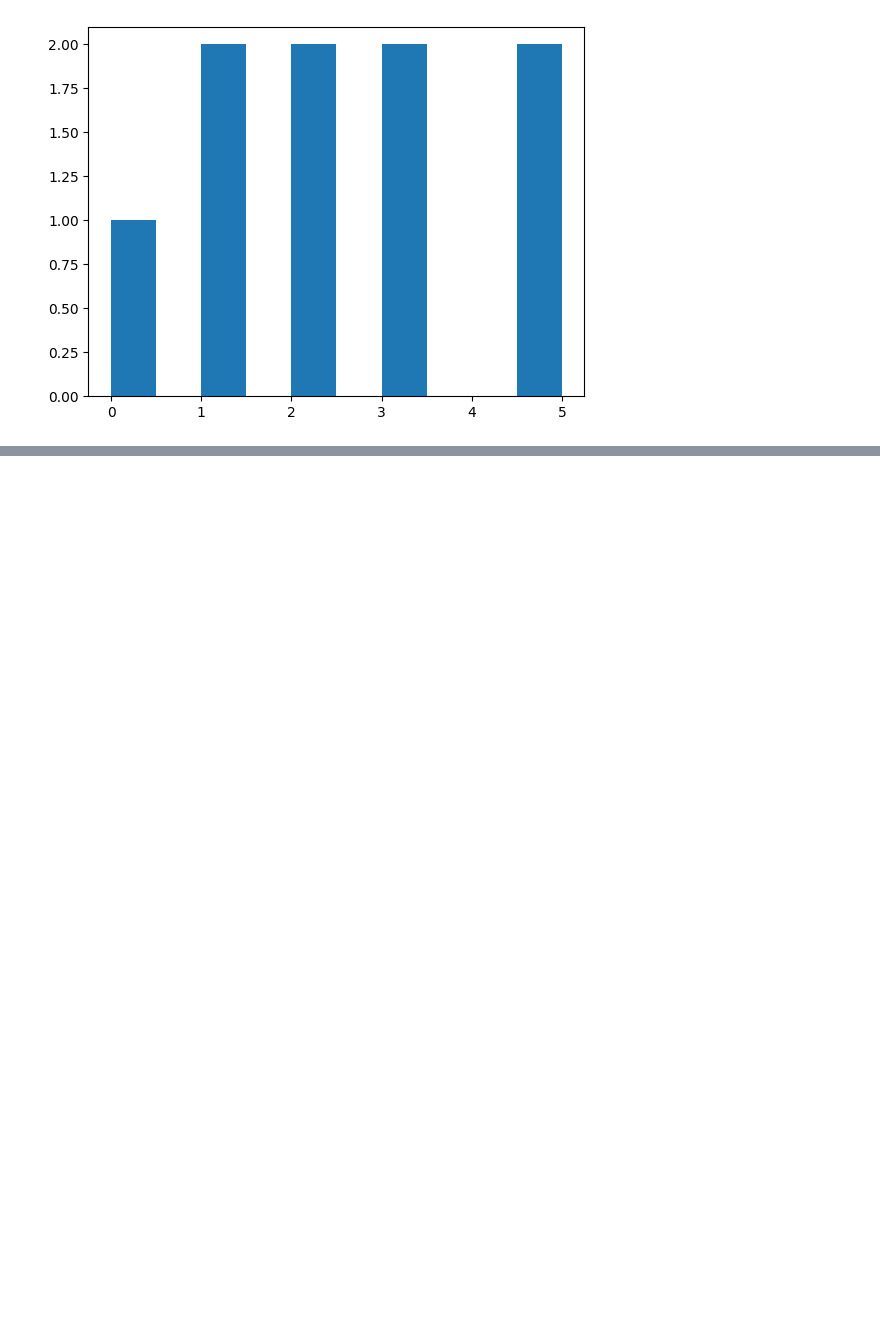
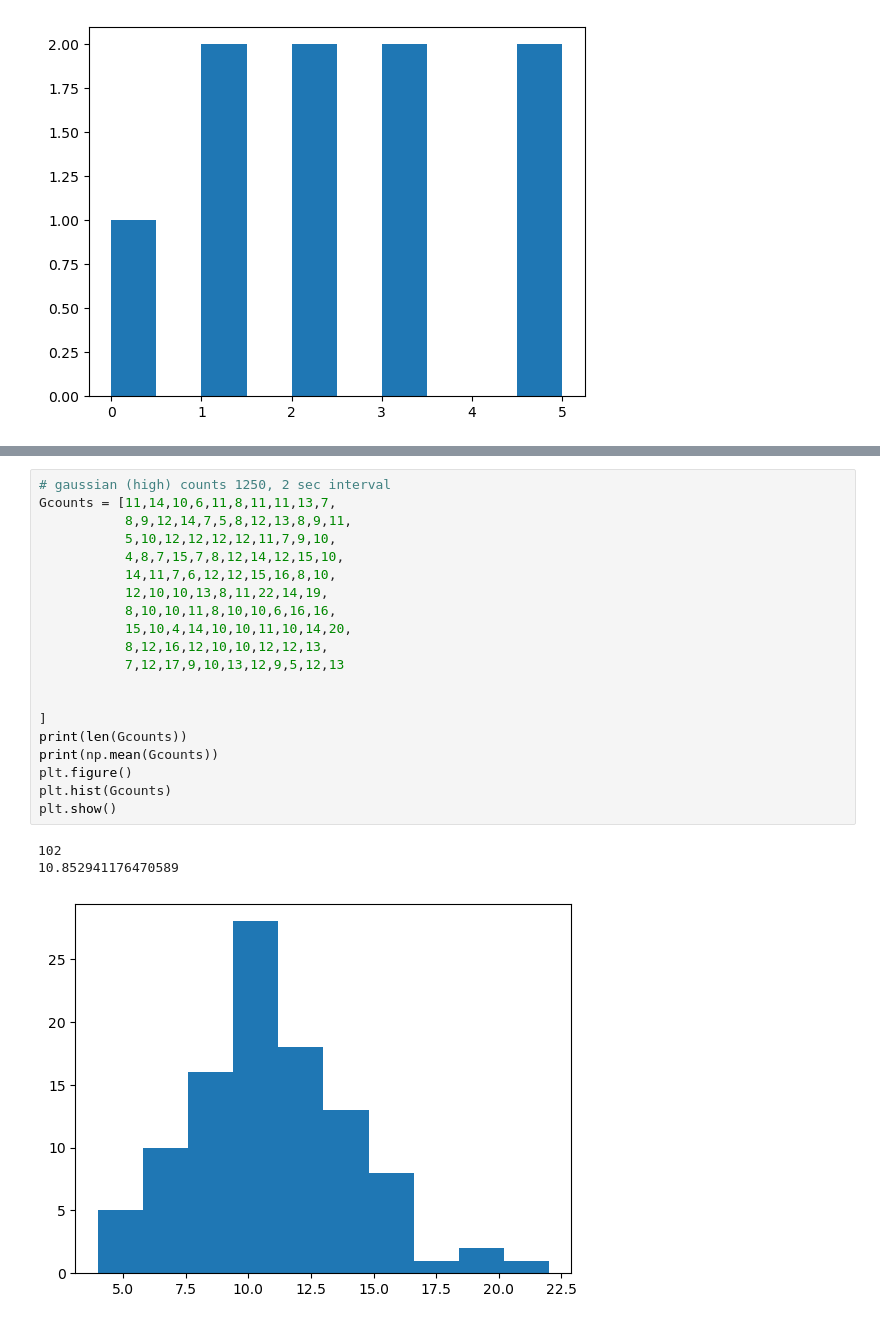
Before and after one commit to Paolitoes/Comic-Ray-Monte-Carlo-Simulations, a Jupyter notebook: distributiontesting.ipynb, the cells around one changed output, grey strips where cells are left out. Cells and saved outputs as stored; diff of their text form; blank space fills up the shorter version.

```diff
--- a/distributiontesting.ipynb
+++ b/distributiontesting.ipynb
@@ -19,0 +93,24 @@ print(np.mean(Pcounts))
+# %%
+# gaussian (high) counts 1250, 2 sec interval
+Gcounts = [11,14,10,6,11,8,11,11,13,7,
+           8,9,12,14,7,5,8,12,13,8,9,11,
+           5,10,12,12,12,12,11,7,9,10,
+           4,8,7,15,7,8,12,14,12,15,10,
+           14,11,7,6,12,12,15,16,8,10,
+           12,10,10,13,8,11,22,14,19,
+           8,10,10,11,8,10,10,6,16,16,
+           15,10,4,14,10,10,11,10,14,20,
+           8,12,16,12,10,10,12,12,13,
+           7,12,17,9,10,13,12,9,5,12,13
+
+
+]
+print(len(Gcounts))
+print(np.mean(Gcounts))
+plt.figure()
+plt.hist(Gcounts)
+plt.show()
+# %% [output]
+102
+10.852941176470589
+[figure, added]
```
Also changed, not shown: parts of 6 cells of this notebook, 1 other file.
